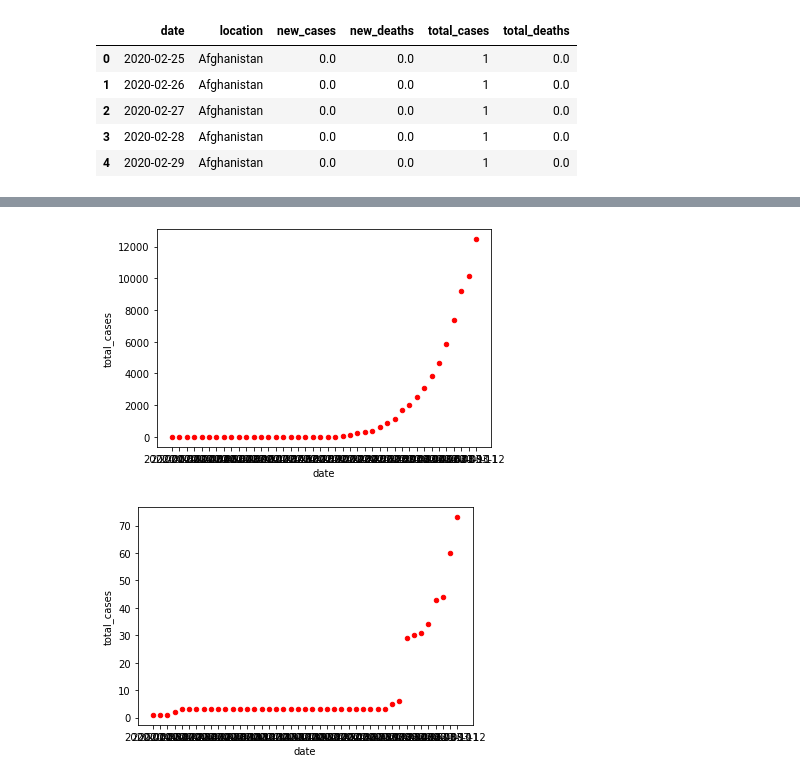
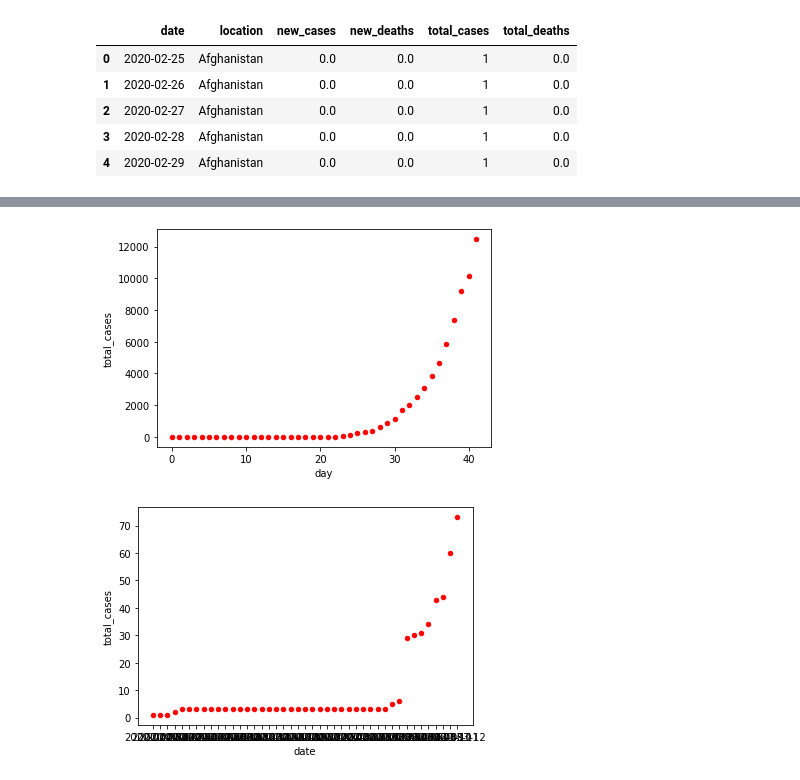
Before and after one commit to rishemjit/COVID_analysis, a Jupyter notebook: Analysis.ipynb, the cells around one changed output, grey strips where cells are left out. Cells and saved outputs as stored; diff of their text form; code cells hidden in the pictures.

```diff
--- a/Analysis.ipynb
+++ b/Analysis.ipynb
@@ -16,9 +16,16 @@ dCV.head()
 def groupby_column(df, column):
     gb_obj = df.groupby(column)
     gb_datadict = {key: gb_obj.get_group(key) for key in gb_obj.groups}
-    gb_datadict.keys()
     return gb_datadict
+
+def add_days(df_dict):
+    days = []
+    for key in df_dict.keys():
+        df_dict[key]['day'] = [ i for i in range(df_dict[key].shape[0])]
+    return df_dict
 # %%
 dCV_loc_dict = groupby_column(dCV, 'location')
-dCV_loc_dict['Italy']
+print(dCV_loc_dict['Italy'].shape[0])
+dCV_country = add_days(dCV_loc_dict)
+dCV_country['Italy']
 # %% [output]
@@ -42,6 +55,6 @@ dCV_loc_dict['Italy']
 # %%
-dCV_loc_dict['Italy'].plot(kind='scatter',x='date',y='total_cases',color='red')
+dCV_country['Italy'].plot(kind='scatter',x='day',y='total_cases',color='red')
 plt.show()
 # %% [output]
-[figure, old version]
+[figure, new version]
 # %%
```
Also changed, not shown: parts of 3 cells of this notebook.
